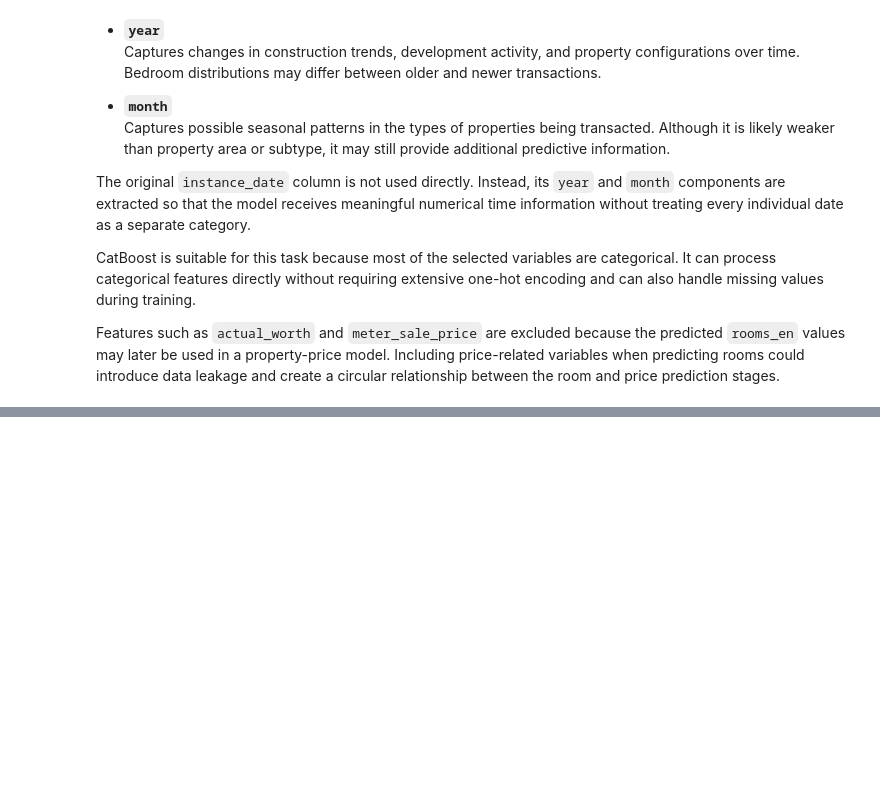
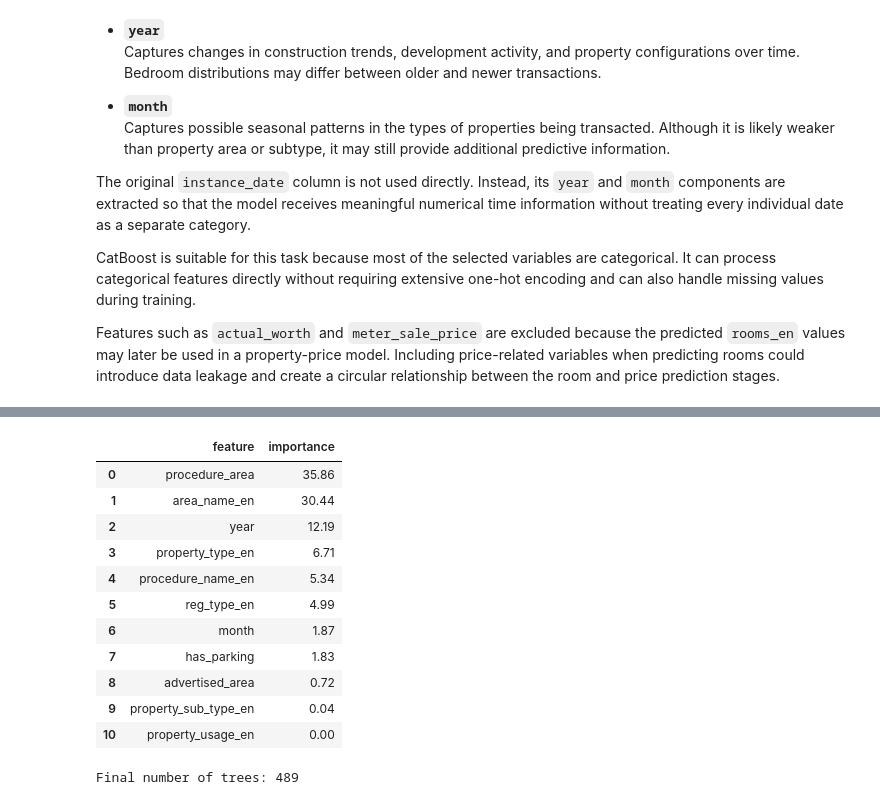
Before and after one commit to RayanJ007/dubai-roi-analysis, a Jupyter notebook: note.ipynb, the cells around one changed output, grey strips where cells are left out. Saved outputs shown, nothing was run; the diff lists cells and outputs as text; code cells hidden in the pictures; blank space fills up the shorter version.

```diff
--- a/note.ipynb
+++ b/note.ipynb
@@ -1736,0 +1750,31 @@ model.fit(
+# %%
+model = CatBoostClassifier(
+    iterations=500,
+    learning_rate=0.1,
+    depth=8,
+    loss_function="MultiClass",
+    eval_metric="TotalF1:average=Macro",
+    custom_metric=[
+        "Accuracy",
+        "TotalF1:average=Weighted", "MultiClass"],
+    l2_leaf_reg=3.0,
+    random_seed=42,
+    verbose=100,
+    allow_writing_files=False
+)
+
+model.fit(
+    X_train,
+    y_train,
+    cat_features=categorical_features,
+    eval_set=(X_test, y_test),
+    early_stopping_rounds=50,
+    use_best_model=True
+)
+
+# Note: X_test/y_test were used as the validation set for early stopping.
+# X_val/y_val were not used during training, so they are now the final test set.
+
+# X_train, y_train = training set
+#X_test, y_test = validation set
+#X_val, y_val = final untouched test set
@@ -1741,0 +2015,47 @@ x_data.head(1)
+# %%
+feature_importance = pd.DataFrame({
+    "feature": X_train.columns,
+    "importance": model.feature_importances_
+}).sort_values(
+    by="importance",
+    ascending=False
+).reset_index(drop=True)
+
+display(feature_importance)
+# %% [output]
+|  | feature | importance |
+| 0 | procedure_area | 35.86 |
+| 1 | area_name_en | 30.44 |
+| 2 | year | 12.19 |
+| 3 | property_type_en | 6.71 |
+| 4 | procedure_name_en | 5.34 |
+| 5 | reg_type_en | 4.99 |
+| 6 | month | 1.87 |
+| 7 | has_parking | 1.83 |
+| 8 | advertised_area | 0.72 |
+| 9 | property_sub_type_en | 0.04 |
+| 10 | property_usage_en | 0.00 |
+# %%
+best_tree_count = model.tree_count_
+
+print("Final number of trees:", best_tree_count)
+
+final_model = CatBoostClassifier(
+    iterations=best_tree_count,
+    learning_rate=0.1,
+    depth=8,
+    loss_function="MultiClass",
+    eval_metric="TotalF1:average=Macro",
+    l2_leaf_reg=3.0,
+    random_seed=42,
+    verbose=100,
+    allow_writing_files=False
+)
+
+final_model.fit(
+    X,
+    y_clean,
+    cat_features=categorical_features
+)
+# %% [output]
+Final number of trees: 489
```
Also changed, not shown: parts of 11 cells of this notebook.
